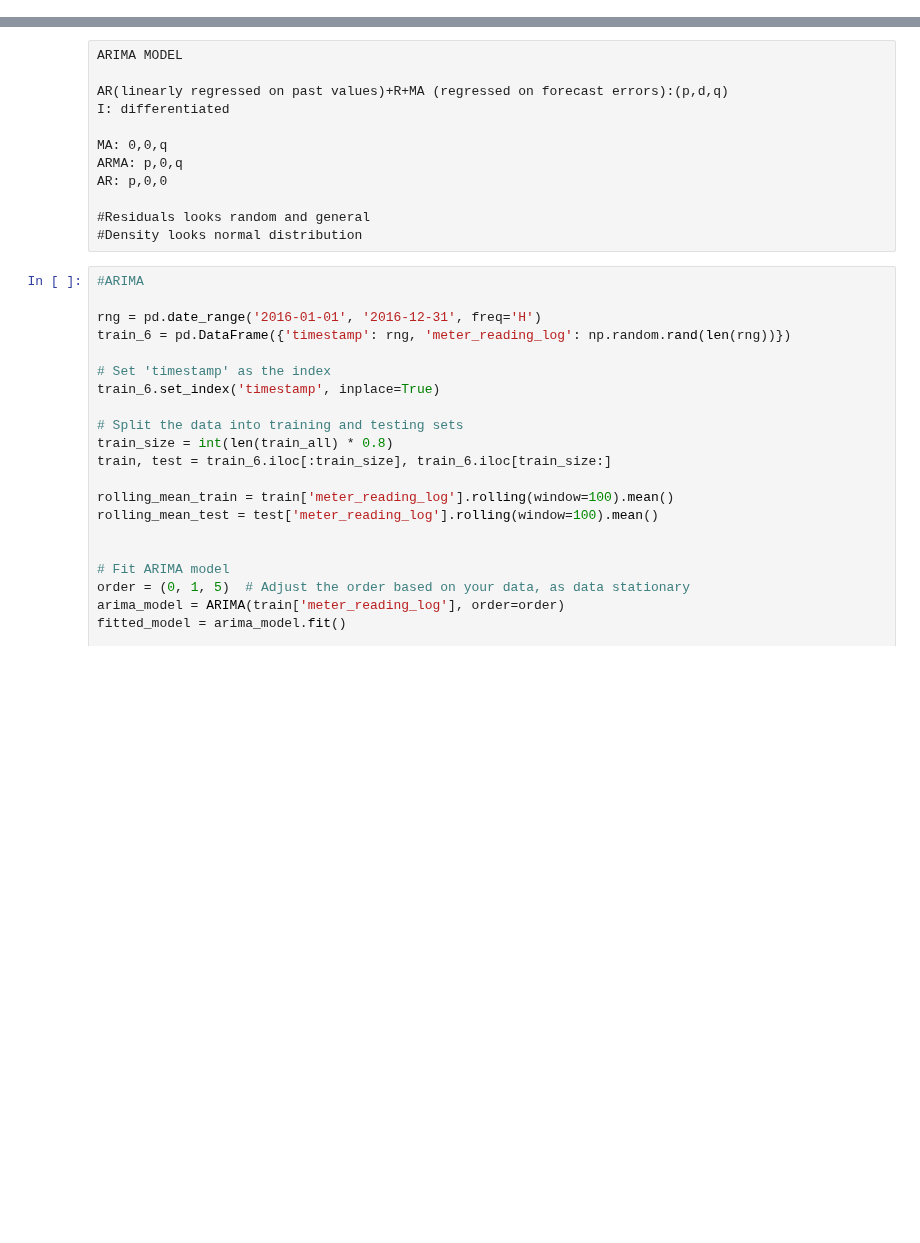
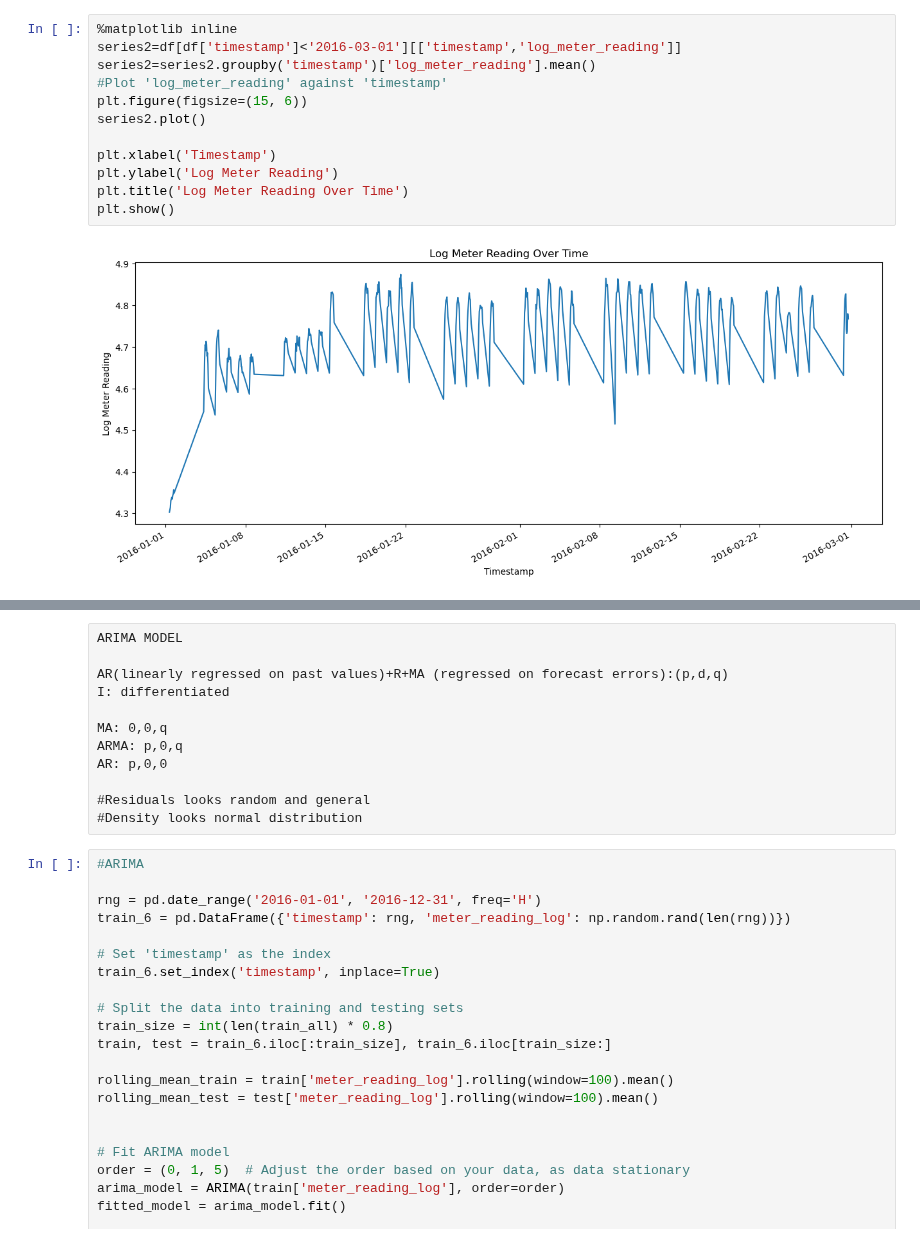
Before and after one commit to goksu-uzunturk/DI502_ElectricityPrediction, a Jupyter notebook: notebooks/ARIMA_TimeSeries_20November.ipynb, the cells around one changed output, grey strips where cells are left out. Cells and saved outputs as stored; diff of their text form; blank space fills up the shorter version.

```diff
--- a/notebooks/ARIMA_TimeSeries_20November.ipynb
+++ b/notebooks/ARIMA_TimeSeries_20November.ipynb
@@ -63,0 +135,14 @@ train_6 = filtered_train[(filtered_train['site_id'] == 6) & (filtered_train['pri
+# %%
+%matplotlib inline
+series2=df[df['timestamp']<'2016-03-01'][['timestamp','log_meter_reading']]
+series2=series2.groupby('timestamp')['log_meter_reading'].mean()
+#Plot 'log_meter_reading' against 'timestamp'
+plt.figure(figsize=(15, 6))
+series2.plot()
+
+plt.xlabel('Timestamp')
+plt.ylabel('Log Meter Reading')
+plt.title('Log Meter Reading Over Time')
+plt.show()
+# %% [output]
+[figure, added]
```
Also changed, not shown: parts of 20 cells of this notebook.
